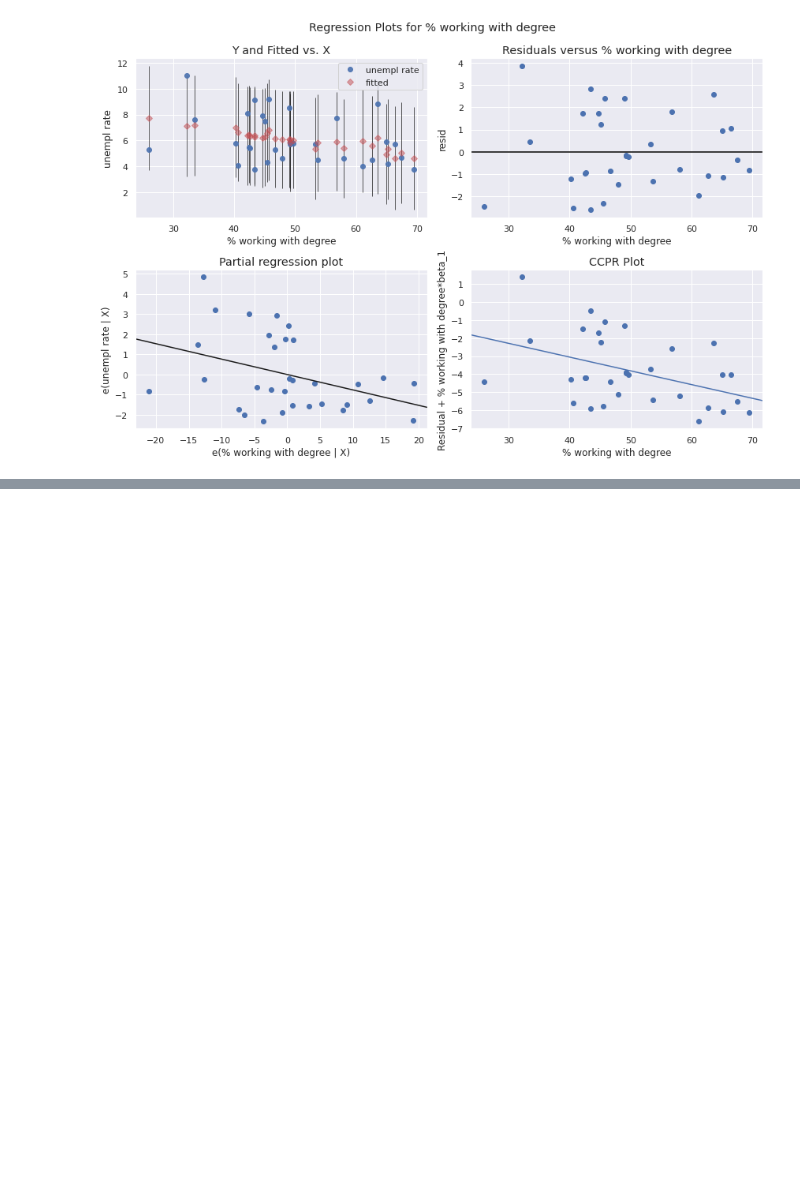
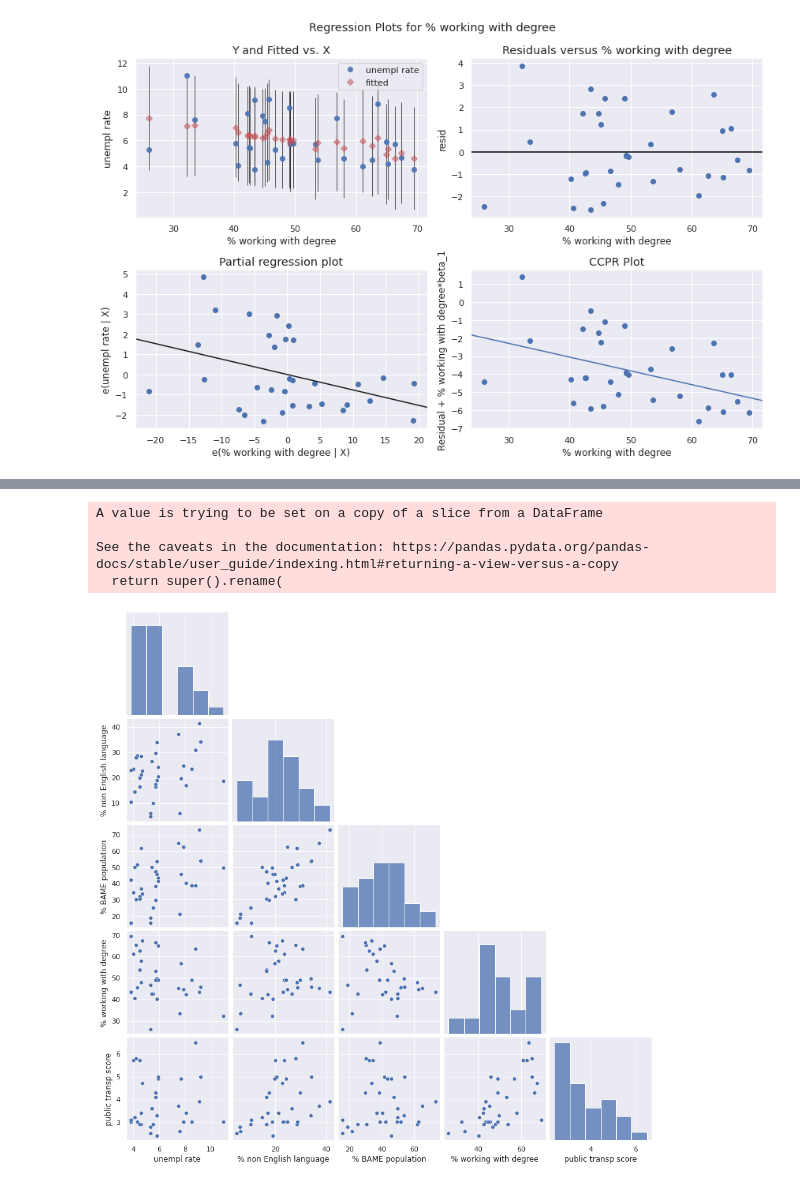
Before and after one commit to DaphneBdn/CASA0007_QM_Group_Presentation, a Jupyter notebook: prelim_regression_model.ipynb, the cells around one changed output, grey strips where cells are left out. Cells and saved outputs as stored; diff of their text form; code cells hidden in the pictures; blank space fills up the shorter version.

```diff
--- a/prelim_regression_model.ipynb
+++ b/prelim_regression_model.ipynb
@@ -493,0 +501,10 @@ fig = sm.graphics.plot_regress_exog(model_dfC, '% working with degree', fig=fig)
+# %%
+colsD = ['Area_name','Unemployment_rate_(2015)',
+         '%_people_aged_3+_whose_main_language_is_not_English_(2011_Census)',
+         '%_of_population_from_BAME_groups_(2016)',
+         'Proportion_of_working_age_with_degree_or_equivalent_and_above_(%)_2015',
+         'Average_Public_Transport_Accessibility_score,_2014']
+# %%
+dfD=df[colsD]
+dfD.set_index("Area_name", inplace=True)
+dfD.dropna(inplace=True)
@@ -493,0 +526,19 @@ fig = sm.graphics.plot_regress_exog(model_dfC, '% working with degree', fig=fig)
+# %%
+dfD.rename(columns={'Area_name':'Borough',
+                    'Unemployment_rate_(2015)':'unempl rate',
+                    'Proportion_of_working_age_with_degree_or_equivalent_and_above_(%)_2015':'% working with degree',
+                    '%_of_population_from_BAME_groups_(2016)':"% BAME population",
+                    '%_people_aged_3+_whose_main_language_is_not_English_(2011_Census)': '% non English language',
+                    'Average_Public_Transport_Accessibility_score,_2014': "public transp score"
+                   }, inplace=True)
+# %% [output]
+A value is trying to be set on a copy of a slice from a DataFrame
+
+See the caveats in the documentation: https://pandas.pydata.org/pandas-docs/stable/user_guide/indexing.html#returning-a-view-versus-a-copy
+  return super().rename(
+# %%
+sn.set_theme( style='darkgrid', palette='deep', font_scale=1, color_codes=True, rc=None)
+
+g = sn.pairplot(dfD, corner=True)
+# %% [output]
+[figure, added]
```
Also changed, not shown: parts of 21 cells of this notebook.
